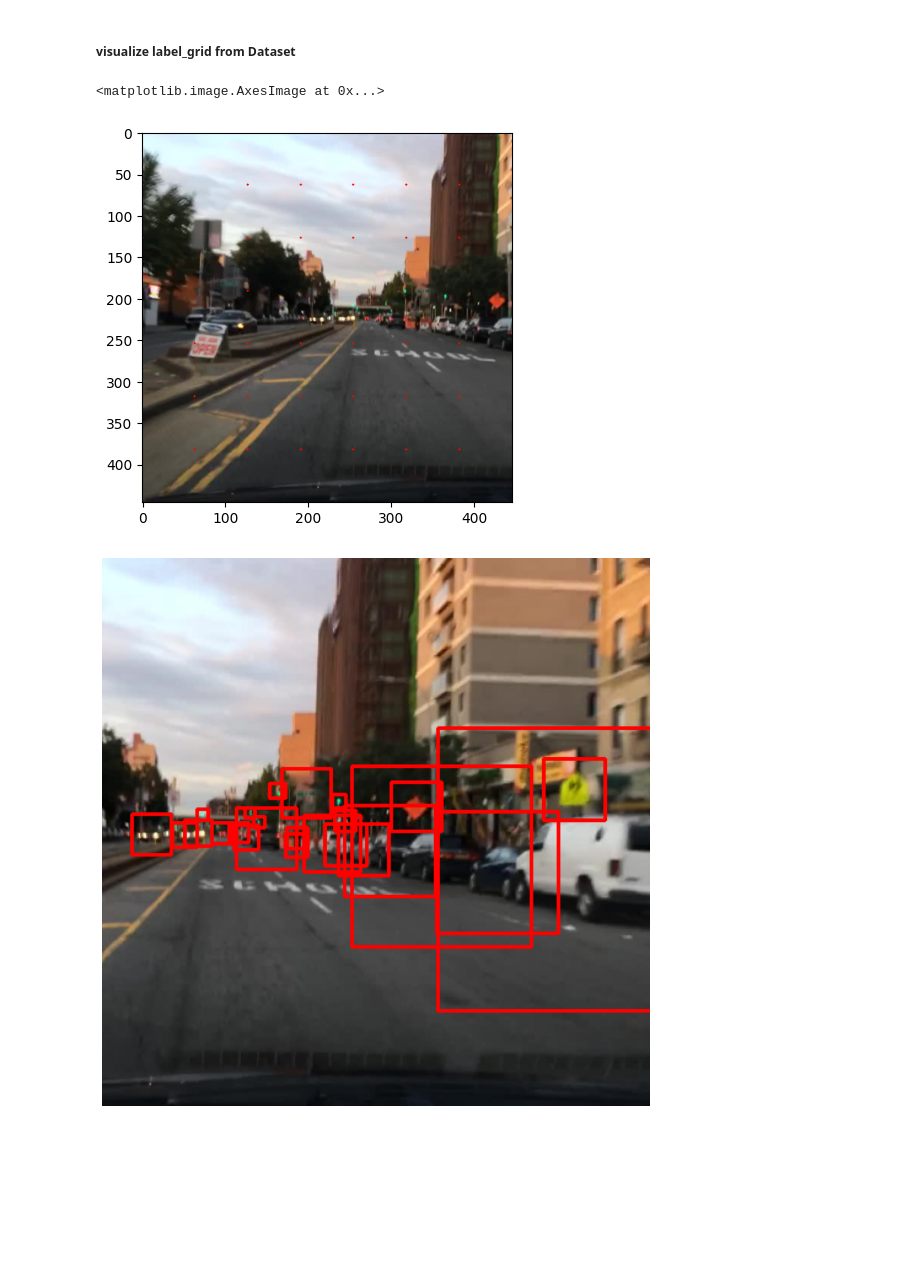
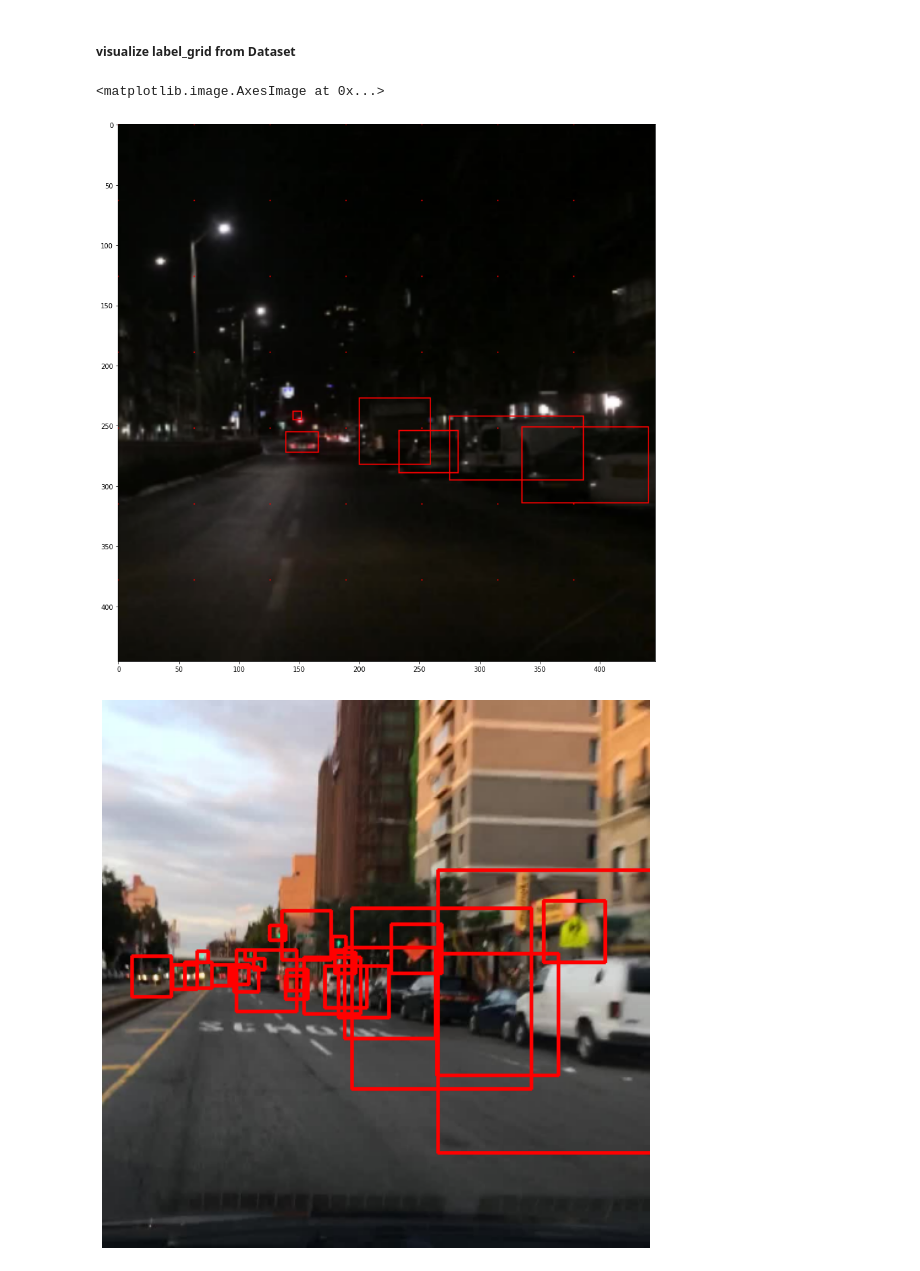
Before and after one commit to watanka/OBJECT_DETECTION, a Jupyter notebook: YOLOv1.ipynb, the cells around one changed output. Saved outputs shown, nothing was run; the diff lists cells and outputs as text; code cells hidden in the pictures; blank space fills up the shorter version.

```diff
--- a/YOLOv1.ipynb
+++ b/YOLOv1.ipynb
@@ -169,10 +184,17 @@ class BDDDataset(Dataset) :
         return label_grid
 # %%
 import albumentations as A
+import albumentations.pytorch as pytorch
+
 
 data_transform = A.Compose([
     A.geometric.resize.SmallestMaxSize(max_size = 446),
-    A.RandomSizedBBoxSafeCrop(width = 446, height = 446, erosion_rate = 0.1),
+    # A.RandomCrop(width = 446, height = 446),
+
+    A.RandomCrop(width = 446, height = 446, always_apply = True, p = 1.0),
+
+    A.PadIfNeeded(min_width = 446, min_height = 446, border_mode=None),
+    pytorch.transforms.ToTensorV2(),
 ], bbox_params = A.BboxParams(format = 'yolo', label_fields = ['label'], min_visibility = 0.8))
 # %%
 dataset = BDDDataset(imgdir = 'data/images/val',
@@ -228,0 +206,3 @@ array([[[0.        , 0.        , 0.        , ..., 0.        ,
+# %%
+idx = 5050
+img, label_grid = dataset.__getitem__(idx)
@@ -267,10 +290,11 @@ def visualize_gridbbox(img, label_grid, numBox = 2, color = BOX_COLOR, thickness
 
 vis_img = visualize_gridbbox(img, label_grid)
 # %%
+plt.figure(figsize = (15, 15))
 plt.imshow(vis_img)
 # %% [output]
 <matplotlib.image.AxesImage at 0x...>
-[figure, old version]
+[figure, new version]
 # %%
 BOX_COLOR = (255, 0, 0) # Red
 TEXT_COLOR = (255, 255, 255) # White
```
Also changed, not shown: parts of 27 cells of this notebook.
